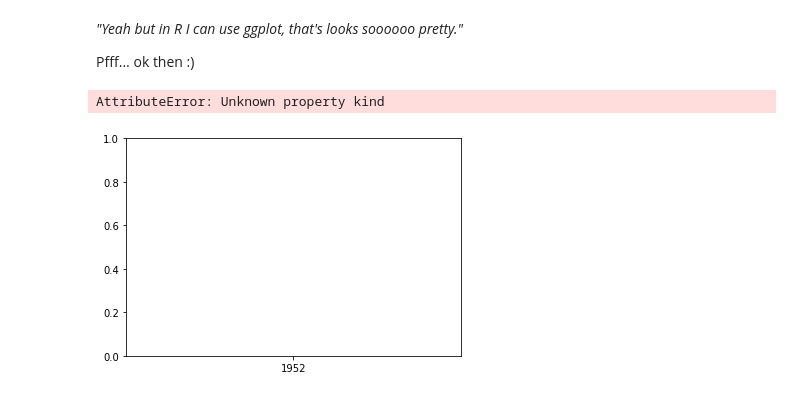
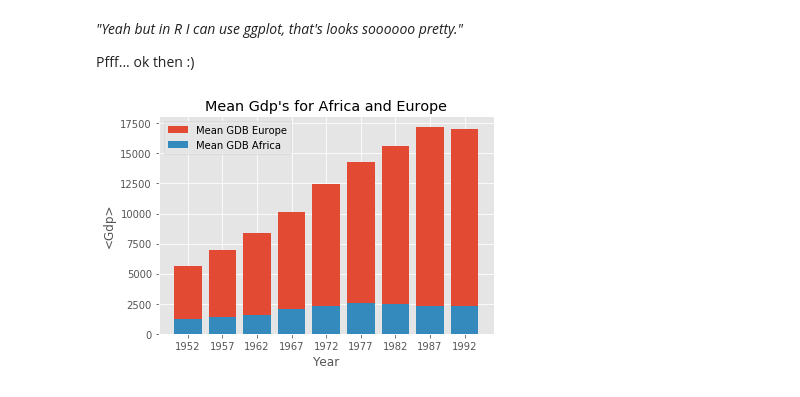
Before and after one commit to vwkoppejan/nb4-2019-03-28-Delft, a Jupyter notebook: dataframes-plotting.ipynb, the cells around one changed output. Saved outputs shown, nothing was run; the diff lists cells and outputs as text; code cells hidden in the pictures.

Commit message:
finished plotting part for dataframes

```diff
--- a/dataframes-plotting.ipynb
+++ b/dataframes-plotting.ipynb
@@ -152,21 +152,20 @@ plt.show();
 Pfff... ok then :)
 # %%
 # plot the data (now as a bar graph)
-plt.plot(years, mean_africa, label='Mean GDB Africa', kind='bar')
-plt.plot(years, mean_europe, label='Mean GDB Europe', kind='bar')
+plt.bar(years, mean_europe, label='Mean GDB Europe')
+plt.bar(years, mean_africa, label='Mean GDB Africa')
 plt.legend()
 
 # let's add a title
 plt.title("Mean Gdp's for Africa and Europe")
 
 # add some axis labels
 plt.xlabel("Year")
 plt.ylabel("<Gdp>")
 
 # let's plot it as using ggplot formattins
 plt.style.use('ggplot')
 
 plt.show();
 # %% [output]
-AttributeError: Unknown property kind
-[figure, old version]
+[figure, new version]
```
